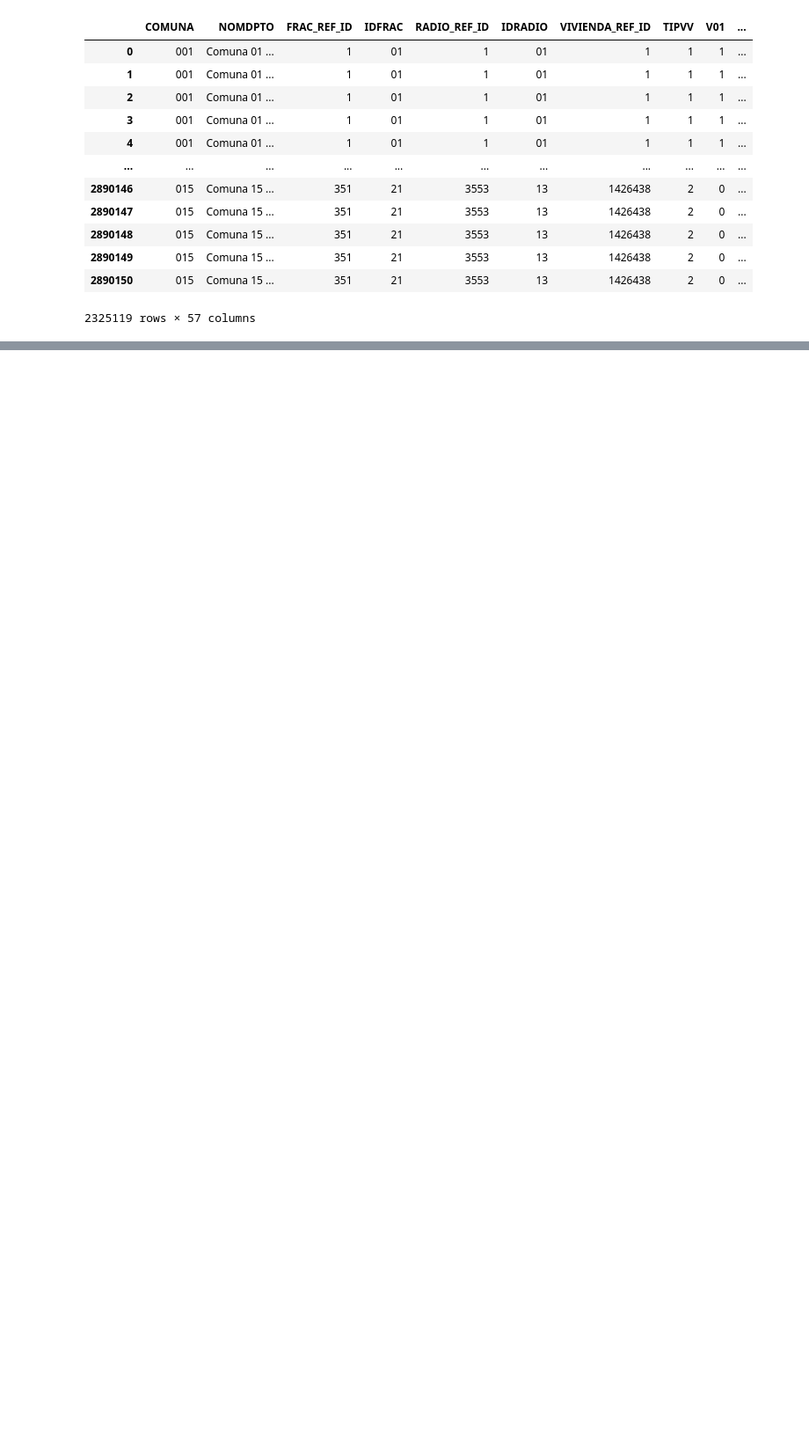
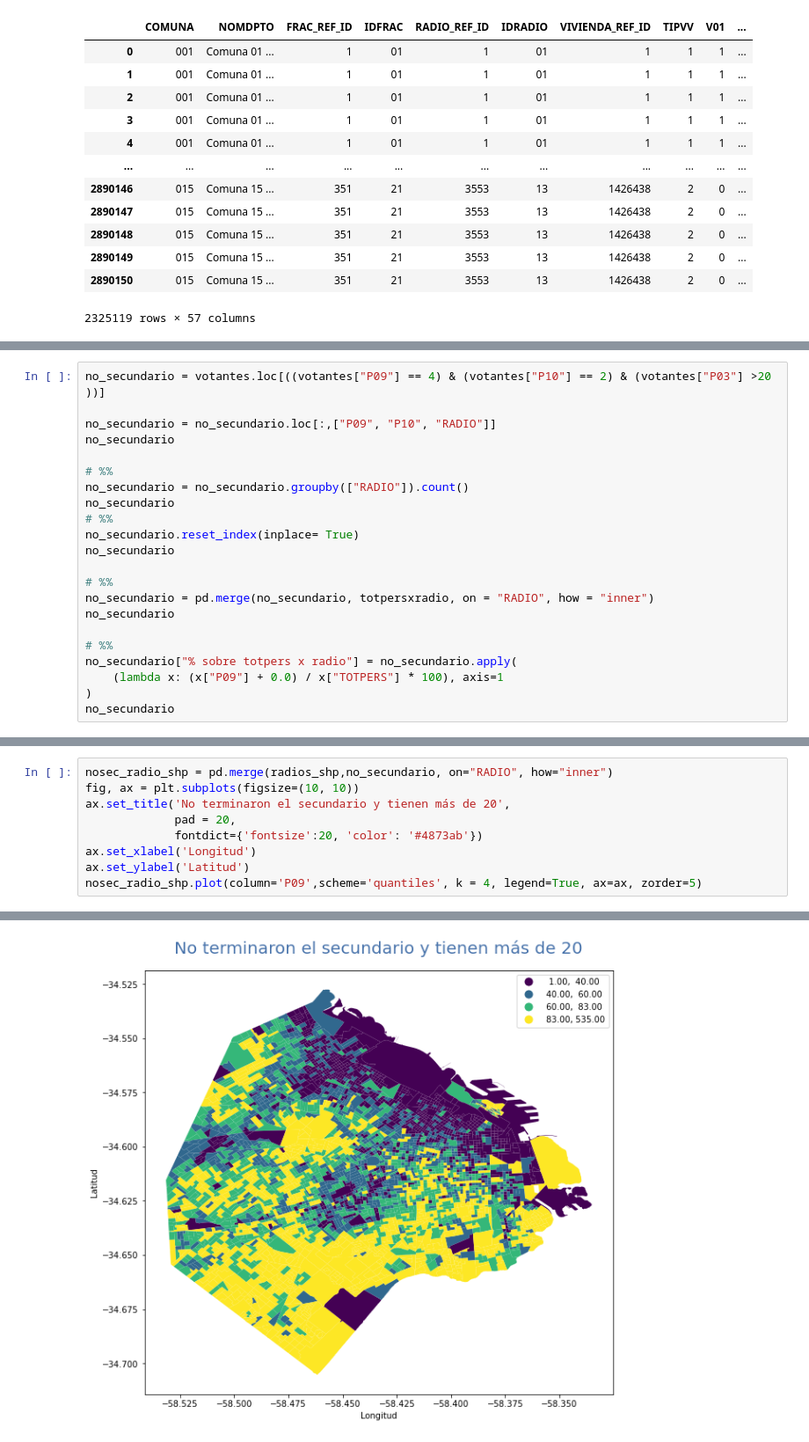
Before and after one commit to miller862/GRUPO_GANADOR, a Jupyter notebook: Informe 1.ipynb, the cells around one changed output, grey strips where cells are left out. Shown at 88% size. Saved outputs shown, nothing was run; the diff lists cells and outputs as text; blank space fills up the shorter version.

```diff
--- a/Informe 1.ipynb
+++ b/Informe 1.ipynb
@@ -503,0 +551,22 @@ uni_radio_shp.plot(column='P09', cmap='viridis',scheme='quantiles',legend=True,
+# %%
+no_secundario = votantes.loc[((votantes["P09"] == 4) & (votantes["P10"] == 2) & (votantes["P03"] >20 ))]
+
+no_secundario = no_secundario.loc[:,["P09", "P10", "RADIO"]]
+no_secundario
+
+# %%
+no_secundario = no_secundario.groupby(["RADIO"]).count()
+no_secundario
+# %%
+no_secundario.reset_index(inplace= True)
+no_secundario
+
+# %%
+no_secundario = pd.merge(no_secundario, totpersxradio, on = "RADIO", how = "inner")
+no_secundario
+
+# %%
+no_secundario["% sobre totpers x radio"] = no_secundario.apply(
+    (lambda x: (x["P09"] + 0.0) / x["TOTPERS"] * 100), axis=1
+)
+no_secundario
@@ -503,0 +587,10 @@ uni_radio_shp.plot(column='P09', cmap='viridis',scheme='quantiles',legend=True,
+# %%
+nosec_radio_shp = pd.merge(radios_shp,no_secundario, on="RADIO", how="inner")
+fig, ax = plt.subplots(figsize=(10, 10))
+ax.set_title('No terminaron el secundario y tienen más de 20',
+             pad = 20,
+             fontdict={'fontsize':20, 'color': '#4873ab'})
+ax.set_xlabel('Longitud')
+ax.set_ylabel('Latitud')
+nosec_radio_shp.plot(column='P09',scheme='quantiles', k = 4, legend=True, ax=ax, zorder=5)
+# %% [output]
@@ -503,0 +598 @@ uni_radio_shp.plot(column='P09', cmap='viridis',scheme='quantiles',legend=True,
+[figure, added]
```
Also changed, not shown: parts of 23 cells of this notebook.
